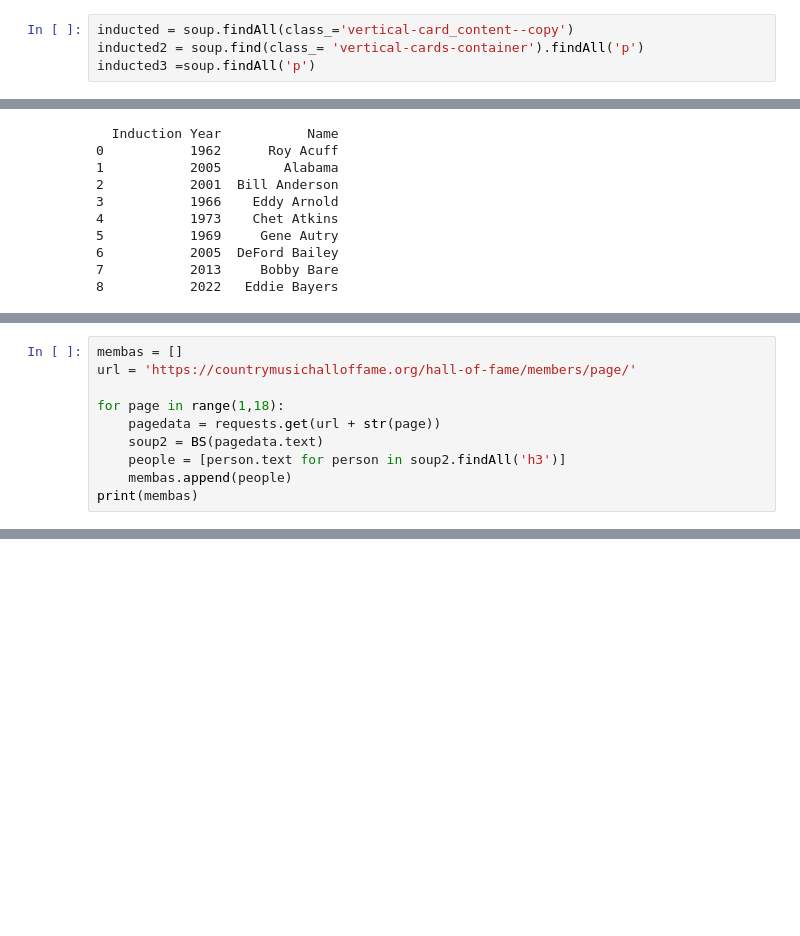
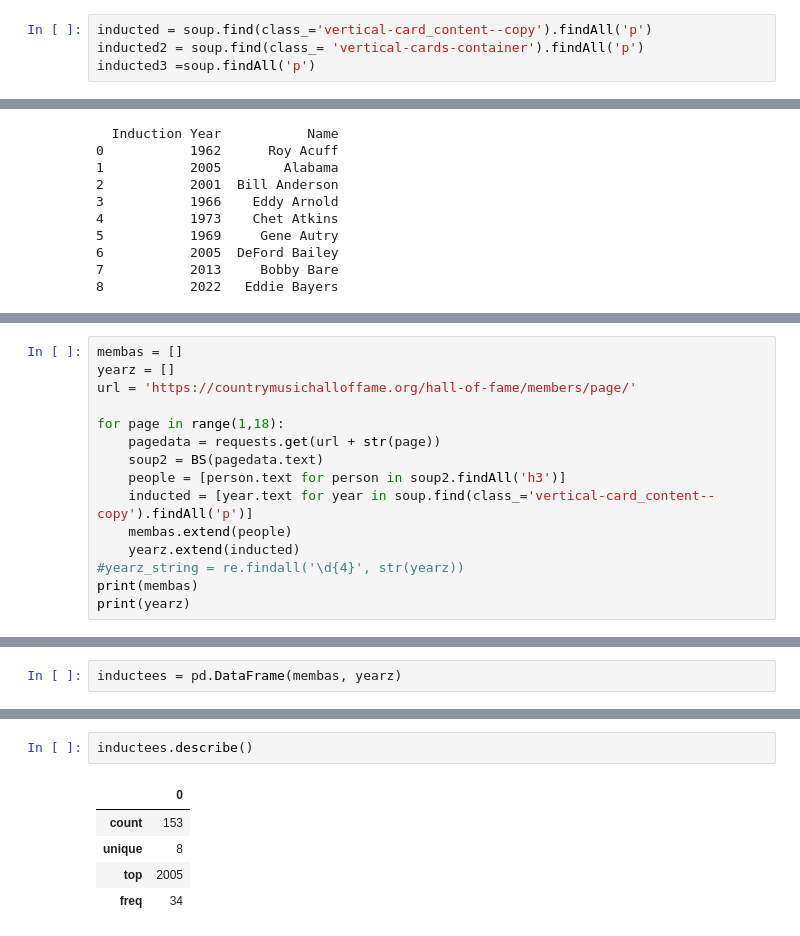
Before and after one commit to NSS-Data-Analytics-Cohort-6/web-scraping-country-music-hof-worldsbestdad, a Jupyter notebook: notebooks/philnotebook.ipynb, the cells around one changed output, grey strips where cells are left out. Drawn from its saved outputs; the diff is of its cells as text; blank space fills up the shorter version.

```diff
--- a/notebooks/philnotebook.ipynb
+++ b/notebooks/philnotebook.ipynb
@@ -87,7 +87,7 @@ type(names)
 # %% [output]
 bs4.element.ResultSet
 # %%
-inducted = soup.findAll(class_='vertical-card_content--copy')
+inducted = soup.find(class_='vertical-card_content--copy').findAll('p')
 inducted2 = soup.find(class_= 'vertical-cards-container').findAll('p')
 inducted3 =soup.findAll('p')
 # %%
@@ -137,11 +129,16 @@ dict
 # %%
 membas = []
+yearz = []
 url = 'https://countrymusichalloffame.org/hall-of-fame/members/page/'
 
 for page in range(1,18):
     pagedata = requests.get(url + str(page))
     soup2 = BS(pagedata.text)
     people = [person.text for person in soup2.findAll('h3')]
-    membas.append(people)
+    inducted = [year.text for year in soup.find(class_='vertical-card_content--copy').findAll('p')]
+    membas.extend(people)
+    yearz.extend(inducted)
+#yearz_string = re.findall('\d{4}', str(yearz))
 print(membas)
+print(yearz)
 # %% [output]
@@ -148,0 +148,2 @@ print(membas)
+# %%
+inductees = pd.DataFrame(membas, yearz)
@@ -148,0 +169,8 @@ print(membas)
+# %%
+inductees.describe()
+# %% [output]
+|  | 0 |
+| count | 153 |
+| unique | 8 |
+| top | 2005 |
+| freq | 34 |
```
Also changed, not shown: parts of 8 cells of this notebook.
